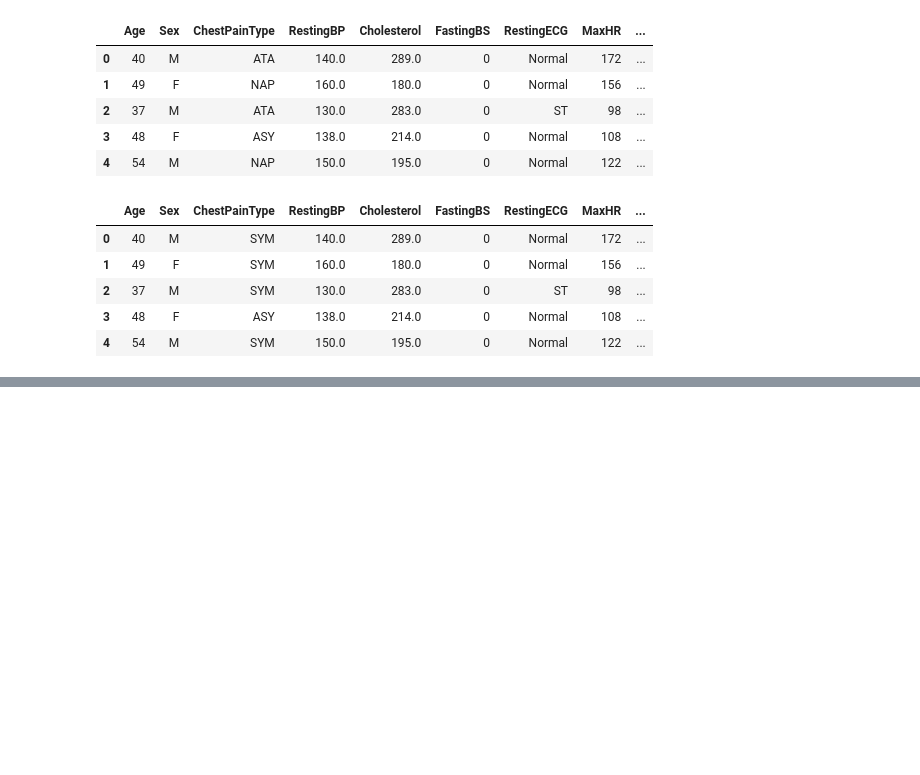
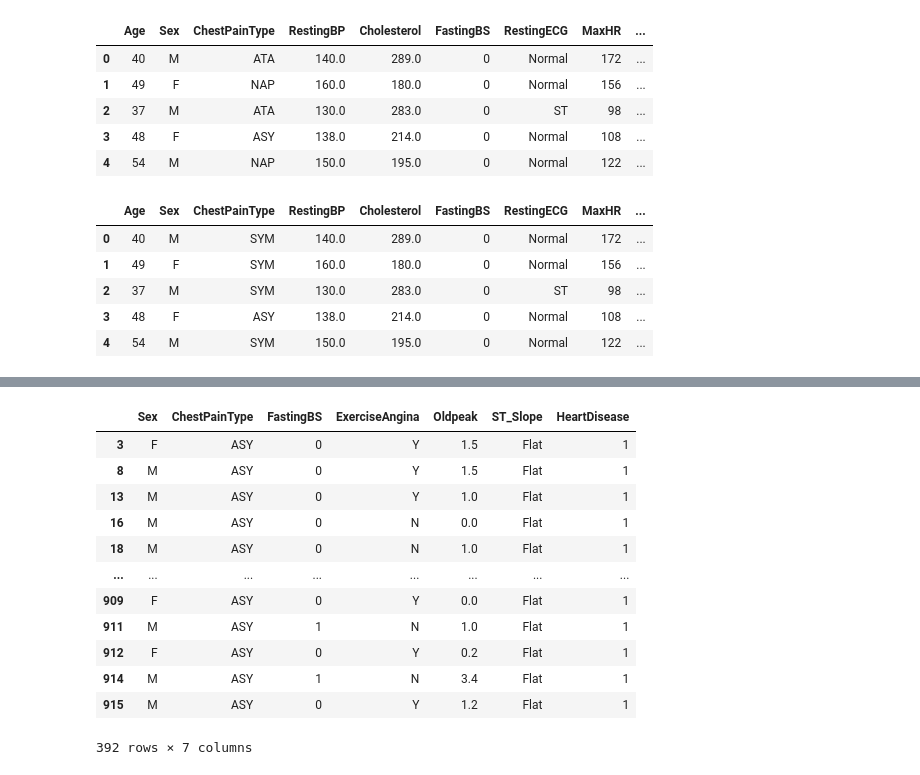
Before and after one commit to zainmmk/Heart-Failure-Prediction, a Jupyter notebook: notebooks/feature_engineering.ipynb, the cells around one changed output, grey strips where cells are left out. Saved outputs shown, nothing was run; the diff lists cells and outputs as text; code cells hidden in the pictures; blank space fills up the shorter version.

```diff
--- a/notebooks/feature_engineering.ipynb
+++ b/notebooks/feature_engineering.ipynb
@@ -78,0 +111,16 @@ df.to_csv('../data/somefeatures_removed_heart.csv', index=False)
+# %%
+asy[asy['HeartDisease']==1]
+# %% [output]
+|  | Sex | ChestPainType | FastingBS | ExerciseAngina | Oldpeak | ST_Slope | HeartDisease |
+| 3 | F | ASY | 0 | Y | 1.5 | Flat | 1 |
+| 8 | M | ASY | 0 | Y | 1.5 | Flat | 1 |
+| 13 | M | ASY | 0 | Y | 1.0 | Flat | 1 |
+| 16 | M | ASY | 0 | N | 0.0 | Flat | 1 |
+| 18 | M | ASY | 0 | N | 1.0 | Flat | 1 |
+| ... | ... | ... | ... | ... | ... | ... | ... |
+| 909 | F | ASY | 0 | Y | 0.0 | Flat | 1 |
+| 911 | M | ASY | 1 | N | 1.0 | Flat | 1 |
+| 912 | F | ASY | 0 | Y | 0.2 | Flat | 1 |
+| 914 | M | ASY | 1 | N | 3.4 | Flat | 1 |
+| 915 | M | ASY | 0 | Y | 1.2 | Flat | 1 |
+392 rows × 7 columns
```
Also changed, not shown: parts of 9 cells of this notebook, 5 other files.
